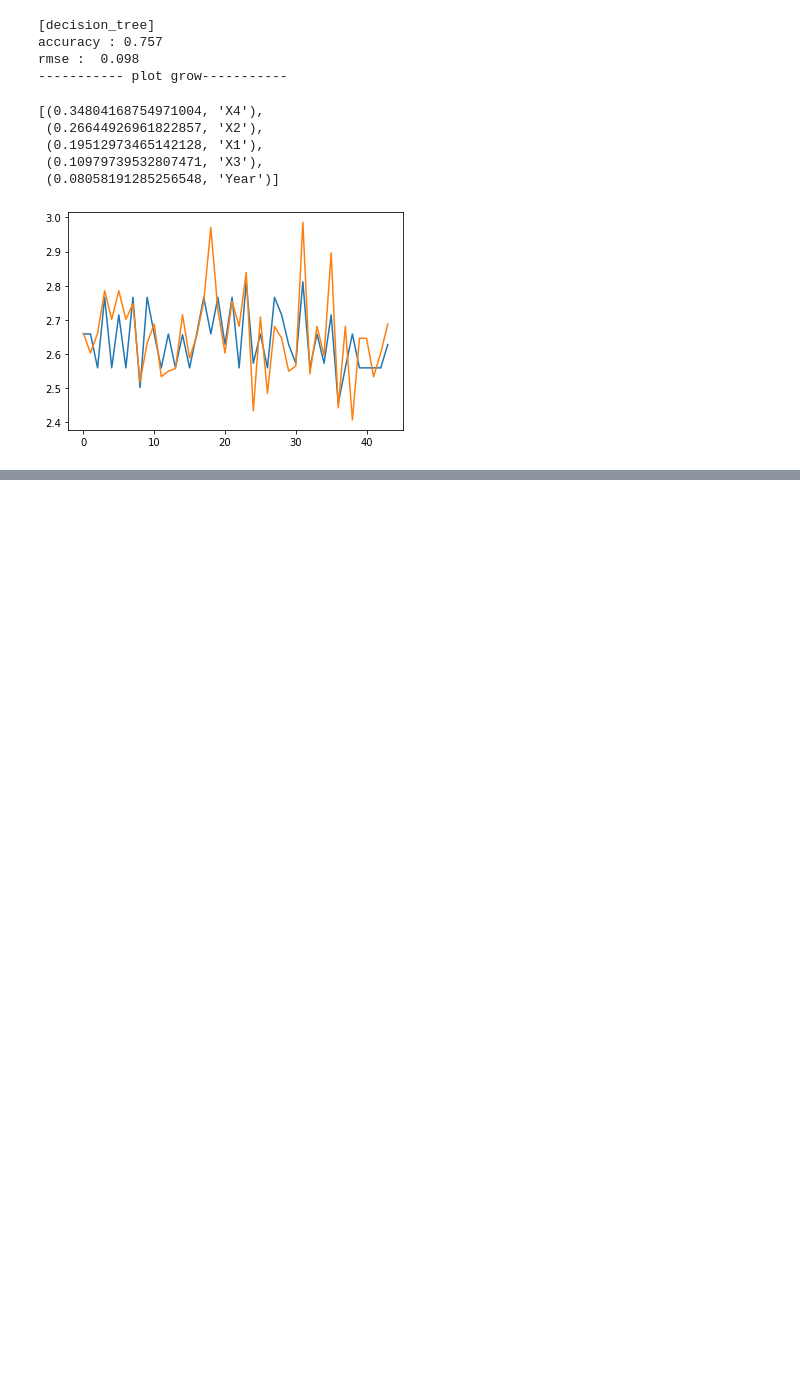
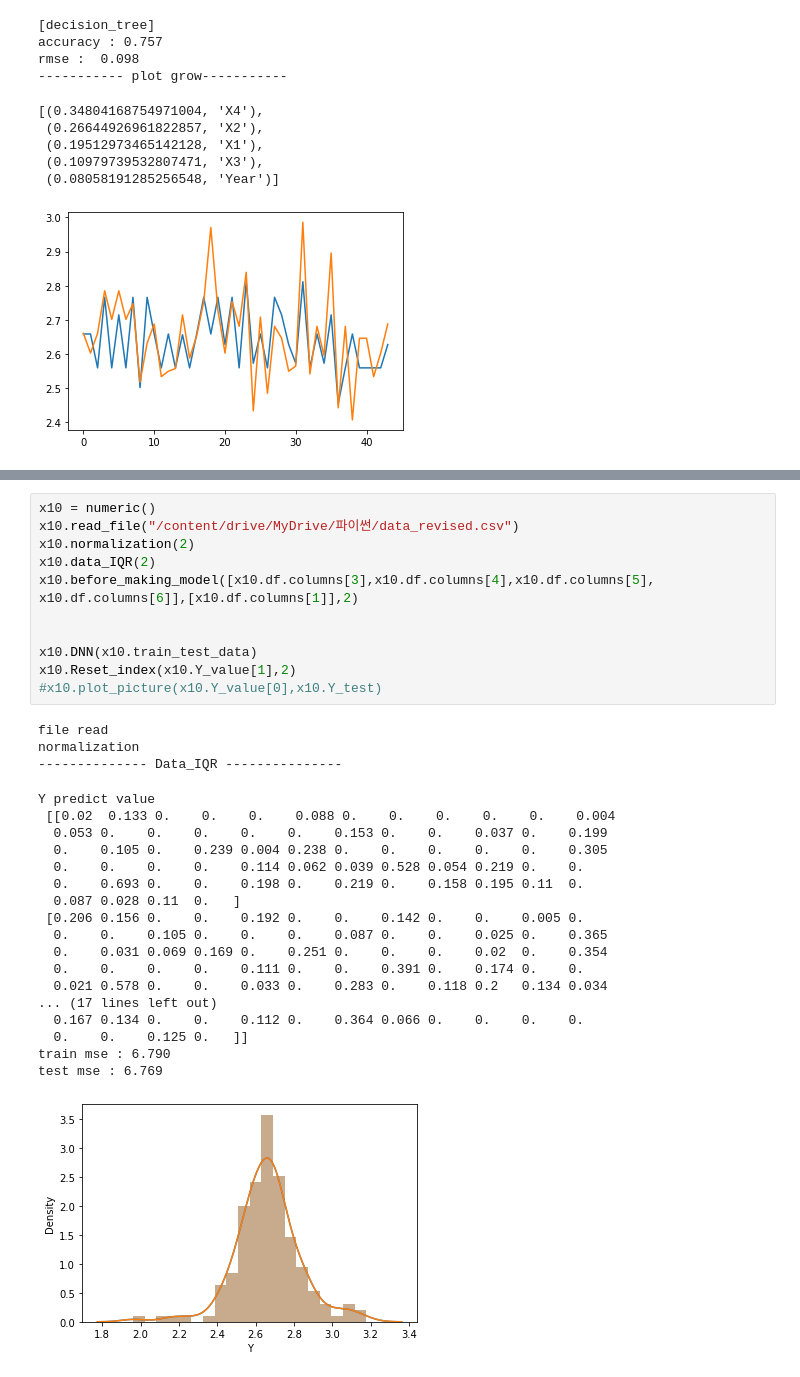
Before and after one commit to good-thinking/easy-coding2, a Jupyter notebook: class(Linear).ipynb, the cells around one changed output, grey strips where cells are left out. Cells and saved outputs as stored; diff of their text form; blank space fills up the shorter version.

```diff
--- a/class(Linear).ipynb
+++ b/class(Linear).ipynb
@@ -388,0 +484,33 @@ RMSE : 0.127
+# %%
+x10 = numeric()
+x10.read_file("/content/drive/MyDrive/파이썬/data_revised.csv")
+x10.normalization(2)
+x10.data_IQR(2)
+x10.before_making_model([x10.df.columns[3],x10.df.columns[4],x10.df.columns[5], x10.df.columns[6]],[x10.df.columns[1]],2)
+
+
+x10.DNN(x10.train_test_data)
+x10.Reset_index(x10.Y_value[1],2)
+#x10.plot_picture(x10.Y_value[0],x10.Y_test)
+# %% [output]
+file read
+normalization
+-------------- Data_IQR ---------------
+Y predict value
+ [[0.02  0.133 0.    0.    0.    0.088 0.    0.    0.    0.    0.    0.004
+  0.053 0.    0.    0.    0.    0.    0.153 0.    0.    0.037 0.    0.199
+  0.    0.105 0.    0.239 0.004 0.238 0.    0.    0.    0.    0.    0.305
+  0.    0.    0.    0.    0.114 0.062 0.039 0.528 0.054 0.219 0.    0.
+  0.    0.693 0.    0.    0.198 0.    0.219 0.    0.158 0.195 0.11  0.
+  0.087 0.028 0.11  0.   ]
+ [0.206 0.156 0.    0.    0.192 0.    0.    0.142 0.    0.    0.005 0.
+  0.    0.    0.105 0.    0.    0.    0.087 0.    0.    0.025 0.    0.365
+  0.    0.031 0.069 0.169 0.    0.251 0.    0.    0.    0.02  0.    0.354
+  0.    0.    0.    0.    0.111 0.    0.    0.391 0.    0.174 0.    0.
+  0.021 0.578 0.    0.    0.033 0.    0.283 0.    0.118 0.2   0.134 0.034
+... (17 lines left out)
+  0.167 0.134 0.    0.    0.112 0.    0.364 0.066 0.    0.    0.    0.
+  0.    0.    0.125 0.   ]]
+train mse : 6.790
+test mse : 6.769
+[figure, added]
```
Also changed, not shown: parts of 13 cells of this notebook.
